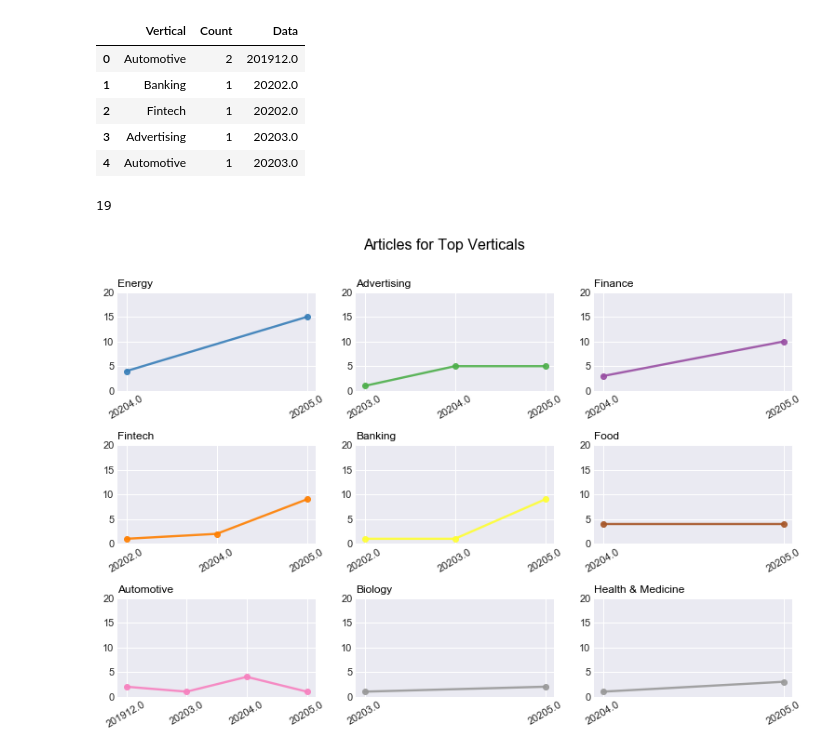
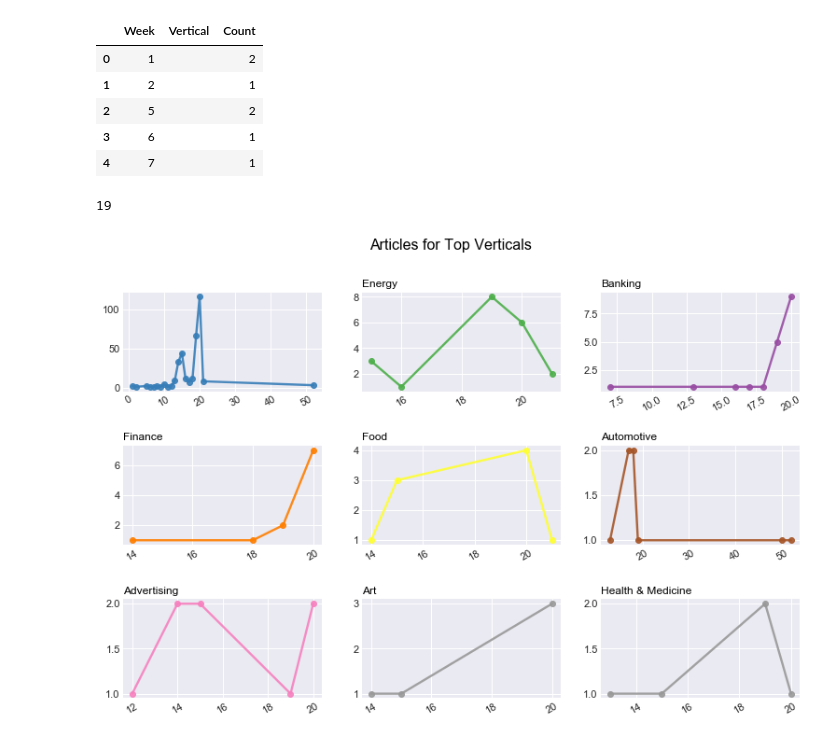
Before and after one commit to edoardo-esposito/linkscraper, a Jupyter notebook: juptyter/Anomaly Detection V1.ipynb, the cells around one changed output. Cells and saved outputs as stored; diff of their text form; code cells hidden in the pictures.

```diff
--- a/juptyter/Anomaly Detection V1.ipynb
+++ b/juptyter/Anomaly Detection V1.ipynb
@@ -74,4 +83,4 @@ articoli.head()
 # %%
-ds = articoli.set_index(['Trend', 'Mese', 'Anno']).Tags.str.split(',',expand=True).stack().reset_index().loc[:, ['Trend','Anno', 'Mese', 0]].rename({0: 'Tag'}, axis='columns')
+ds = articoli.set_index(['Trend', 'Week']).Tags.str.split(',',expand=True).stack().reset_index().loc[:, ['Trend','Week', 0]].rename({0: 'Tag'}, axis='columns')
 ds.head()
 # %% [output]
@@ -108,7 +117,7 @@ tags_for_trend.head()
 # %%
-df = ds.groupby(["Anno", "Mese", "Trend"]).size().reset_index(name="Count")
-df["Data"] = df["Anno"].astype(int).astype(str) + df["Mese"].astype(str)
-del(df['Anno'])
-del(df['Mese'])
+df = ds.groupby(["Week", "Trend"]).size().reset_index(name="Count")
+#df["Data"] = df["Anno"].astype(int).astype(str) + df["Mese"].astype(str)
+#del(df['Anno'])
+#del(df['Mese'])
 df.head()
 # %% [output]
@@ -162,7 +173,7 @@ for i in trends:
     d = df.loc[df['Trend'] == i]
     plt.subplot(3,3, n)
     plt.ylim(0,50)
-    plt.plot(d['Data'], d['Count'], marker='o', color=palette(n), linewidth=2.4, \
+    plt.plot(d['Week'], d['Count'], marker='o', color=palette(n), linewidth=2.4, \
              alpha=0.9, label=i)
     plt.xticks(rotation=30)
     plt.title(i, loc='left', fontsize=12, fontweight=0, color="black" )
@@ -179,47 +190,47 @@ plt.subplots_adjust(hspace=0.55)
 articles_per_vertical = meta.groupby("Vertical").size().reset_index(name="Count")
 articles_per_vertical = articles_per_vertical.sort_values("Count", ascending=False)
 # %%
-df = meta.groupby(["Anno", "Mese", "Vertical"]).size().reset_index(name="Count")
-df["Data"] = df["Anno"].astype(int).astype(str) + df["Mese"].astype(str)
-del(df['Anno'])
-del(df['Mese'])
+df = meta.groupby(["Week", "Vertical"]).size().reset_index(name="Count")
+#df["Data"] = df["Anno"].astype(int).astype(str) + df["Mese"].astype(str)
+#del(df['Anno'])
+#del(df['Mese'])
 df.head()
 # %% [output]
-|  | Vertical | Count | Data |
-| 0 | Automotive | 2 | 201912.0 |
-| 1 | Banking | 1 | 20202.0 |
-| 2 | Fintech | 1 | 20202.0 |
-| 3 | Advertising | 1 | 20203.0 |
-| 4 | Automotive | 1 | 20203.0 |
+|  | Week | Vertical | Count |
+| 0 | 1 |  | 2 |
+| 1 | 2 |  | 1 |
+| 2 | 5 |  | 2 |
+| 3 | 6 |  | 1 |
+| 4 | 7 |  | 1 |
 # %%
 # https://python-graph-gallery.com/125-small-multiples-for-line-chart/
 
 # Initialize the figure
 plt.style.use('seaborn-darkgrid')
 
 # create a color palette
 palette = plt.get_cmap('Set1')
 
 n = 0
 vertical = articles_per_vertical["Vertical"].unique()
 print (len(vertical))
 for i in vertical:
     n+=1
 
     d = df.loc[df['Vertical'] == i]
     plt.subplot(3,3, n)
-    plt.ylim(0,20)
-    plt.plot(d['Data'], d['Count'], marker='o', color=palette(n), linewidth=2.4, \
+    #plt.ylim(0,120)
+    plt.plot(d['Week'], d['Count'], marker='o', color=palette(n), linewidth=2.4, \
              alpha=0.9, label=i)
     plt.xticks(rotation=30)
     plt.title(i, loc='left', fontsize=12, fontweight=0, color="black" )
 
     if n == 9:
         break
 
 # general title
 plt.suptitle("Articles for Top Verticals", fontsize=16, fontweight=0, color='black')
 plt.subplots_adjust(hspace=0.55)
 # %% [output]
 19
-[figure, old version]
+[figure, new version]
```
Also changed, not shown: parts of 22 cells of this notebook, 3 other files.
